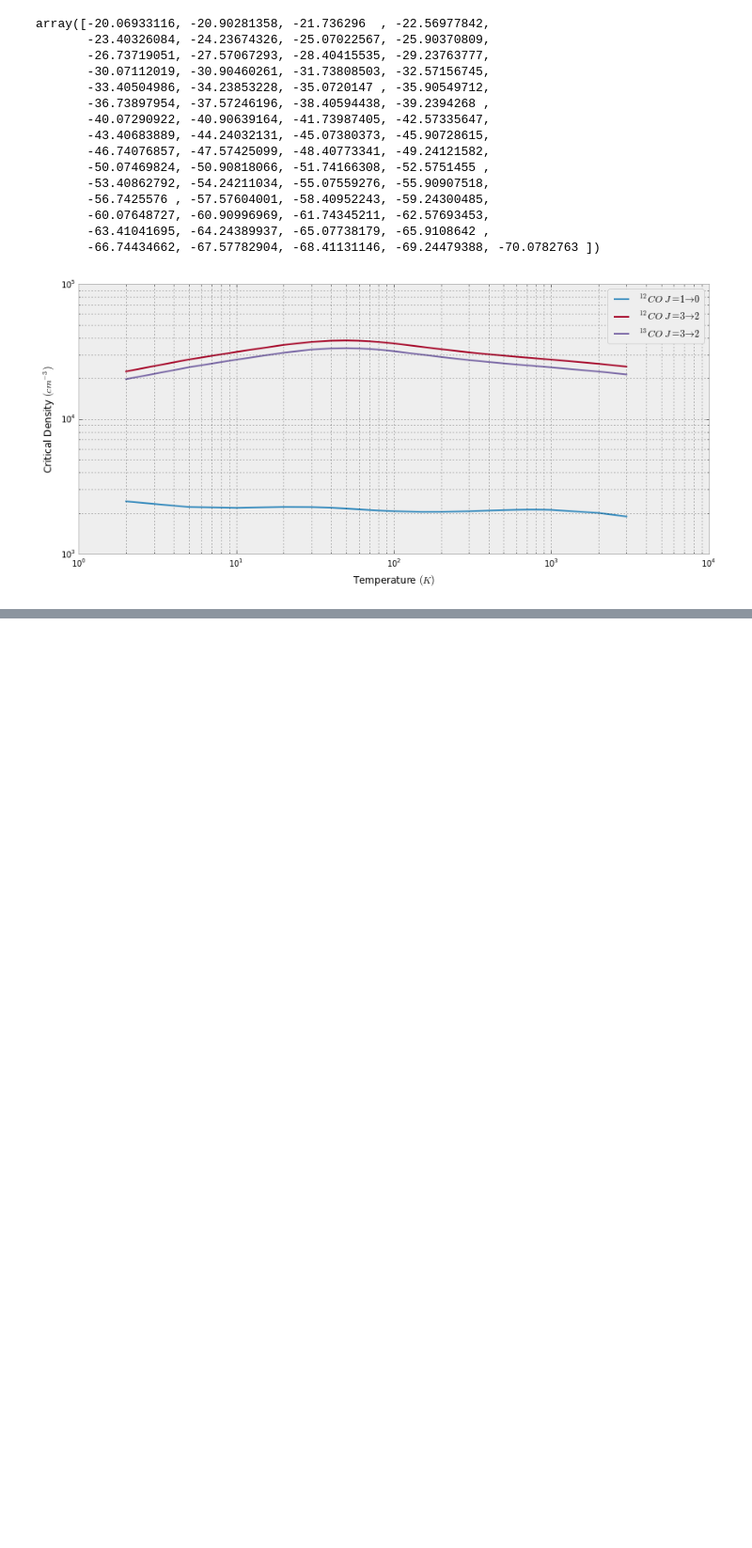
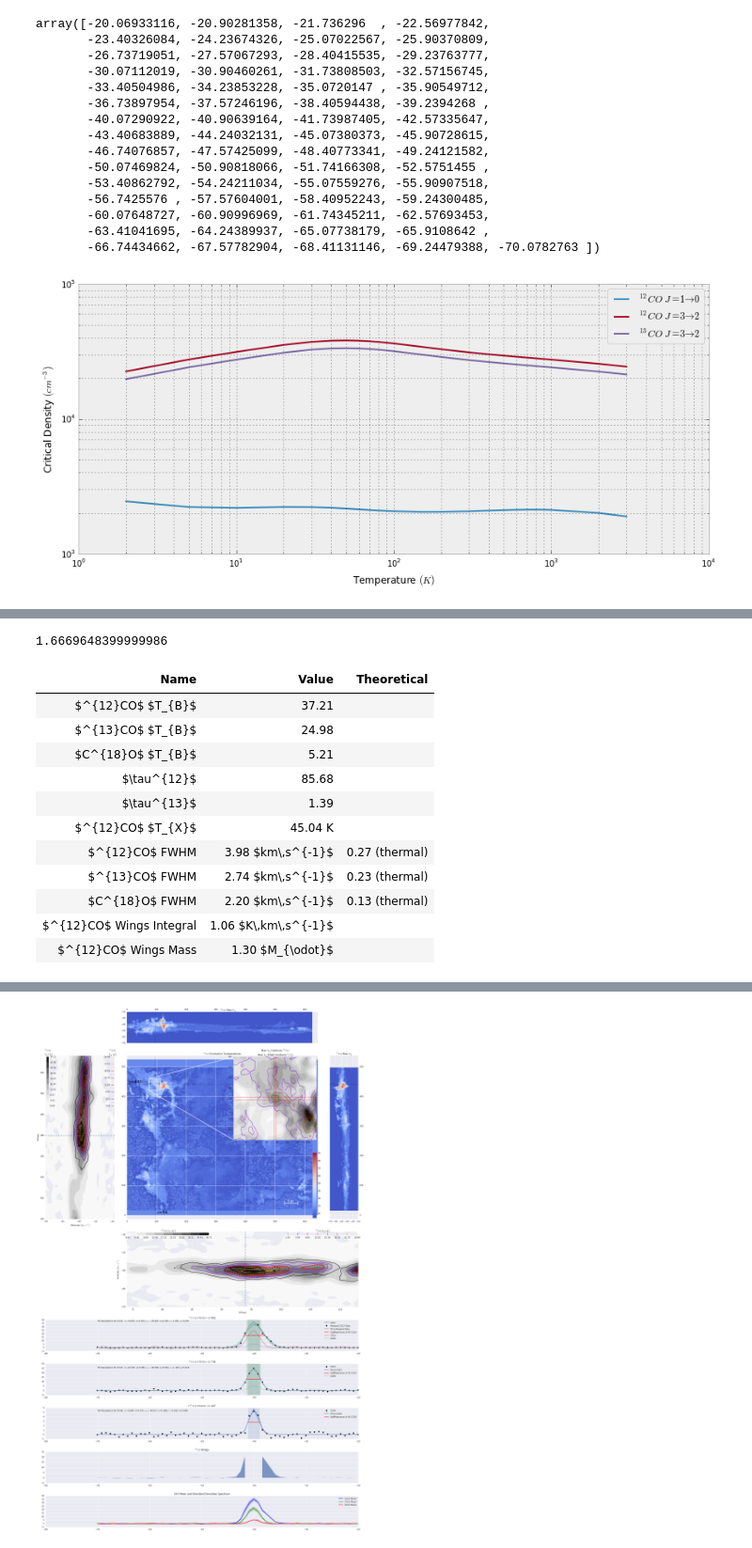
Before and after one commit to Mixpap/Ptyxiaki, a Jupyter notebook: Untitled1.ipynb, the cells around one changed output, grey strips where cells are left out. Shown at 94% size. Drawn from its saved outputs; the diff is of its cells as text; code cells hidden in the pictures; blank space fills up the shorter version.

```diff
--- a/Untitled1.ipynb
+++ b/Untitled1.ipynb
@@ -220,0 +212,33 @@ C18r=functions.Tr_est(C18,0.77)
+# %%
+CO13,w13=functions.open_map('maps/13co32.fits')
+C18,w18=functions.open_map('maps/c18o32.fits')
+CO12,w12=functions.open_map('maps/12co32.fits')
+
+RMS12,wrms12=functions.open_map('maps/rms_12co32.fits')
+RMS13,wrms13=functions.open_map('maps/rms_13co32.fits')
+RMS18,wrms18=functions.open_map('maps/rms_c18o32.fits')
+
+CO13p,wp13=functions.open_map('maps/peak_13co32.fits')
+CO12p,wp12=functions.open_map('maps/peak_12co32.fits')
+C18p,wp18=functions.open_map('maps/peak_c18o32.fits')
+
+CO12pn = functions.denoise_map(CO12p,RMS12)
+CO13pn = functions.denoise_map(CO13p,RMS13)
+C18pn = functions.denoise_map(C18p,RMS18)
+
+CO12pnr=functions.Tr_est(CO12pn,0.77)
+CO13pnr=functions.Tr_est(CO13pn,0.77)
+C18pnr=functions.Tr_est(C18pn,0.77)
+
+CO12r=functions.Tr_est(CO12,0.77)
+CO13r=functions.Tr_est(CO13,0.77)
+C18r=functions.Tr_est(C18,0.77)
+
+tau12 = functions.initial_est(CO12pnr,CO13pnr,functions.ab12CO)
+tau13 = functions.initial_est(CO13pnr,C18pnr,functions.ab13CO)
+tau12_f=functions.final_est(CO12pnr,CO13pnr,tau12,77.0)
+tau13_f=functions.final_est(CO13pnr,C18pnr,tau13,8.0)
+
+Tx12=functions.Tx_est(functions.v_co12_j32,CO12pnr)
+Tx13=functions.Tx_est(functions.v_co13_j32,CO13pnr)
+Tx18=functions.Tx_est(functions.v_c18o_j32,C18pnr)
@@ -246,0 +272,21 @@ plt.legend()
+# %%
+np.abs(functions.velocity[5]-functions.velocity[4])*2
+# %% [output]
+1.6669648399999986
+# %%
+%%time
+#  (Y,X)
+s(440,94,dv=13)
+# %% [output]
+| Name | Value | Theoretical |
+| $^{12}CO$ $T_{B}$ | 37.21 |  |
+| $^{13}CO$ $T_{B}$ | 24.98 |  |
+| $C^{18}O$ $T_{B}$ | 5.21 |  |
+| $\tau^{12}$ | 85.68 |  |
+| $\tau^{13}$ | 1.39 |  |
+| $^{12}CO$ $T_{X}$ | 45.04 K |  |
+| $^{12}CO$ FWHM | 3.98 $km\,s^{-1}$ | 0.27 (thermal) |
+| $^{13}CO$ FWHM | 2.74 $km\,s^{-1}$ | 0.23 (thermal) |
+| $C^{18}O$ FWHM | 2.20 $km\,s^{-1}$ | 0.13 (thermal) |
+| $^{12}CO$ Wings Integral | 1.06 $K\,km\,s^{-1}$ |  |
+| $^{12}CO$ Wings Mass | 1.30 $M_{\odot}$ |  |
@@ -246,0 +295 @@ plt.legend()
+[figure, added]
```
Also changed, not shown: parts of 8 cells of this notebook, 4 other files.
